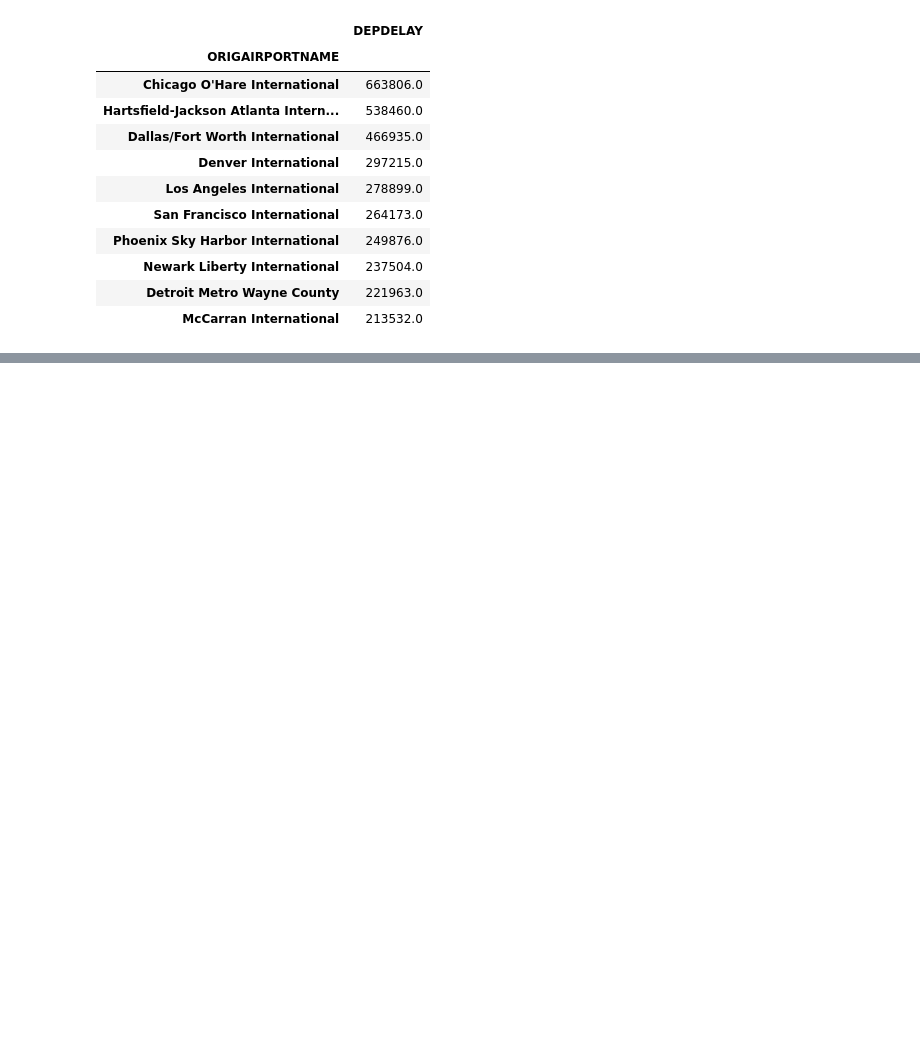
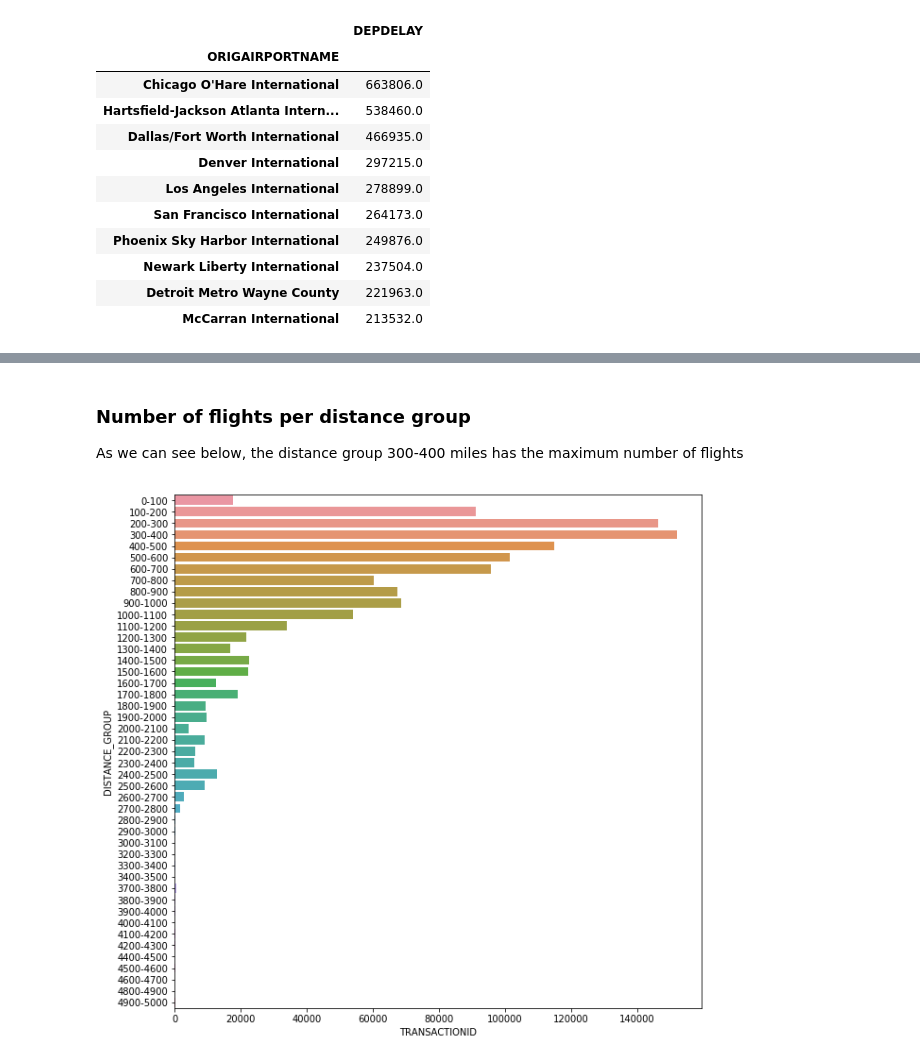
Before and after one commit to rvijay17/usflights, a Jupyter notebook: 03 Data Analysis.ipynb, the cells around one changed output, grey strips where cells are left out. Cells and saved outputs as stored; diff of their text form; code cells hidden in the pictures; blank space fills up the shorter version.

```diff
--- a/03 Data Analysis.ipynb
+++ b/03 Data Analysis.ipynb
@@ -97,0 +132,13 @@ flights.groupby('ORIGAIRPORTNAME').agg({'DEPDELAY':'sum'}).sort_values('DEPDELAY
+# %% [markdown]
+### Number of flights per distance group
+As we can see below, the distance group 300-400 miles has the maximum number of flights
+# %%
+flights['DISTANCE_GROUP_START'] = flights['DISTANCE'].astype(int).floordiv(100)*100
+distance_group = flights.groupby(['DISTANCE_GROUP', 'DISTANCE_GROUP_START'], as_index=False)\
+.agg({"TRANSACTIONID": "count"})\
+.sort_values("DISTANCE_GROUP_START")
+
+plt.figure(figsize=(10, 10))
+g = sns.barplot(y='DISTANCE_GROUP', x='TRANSACTIONID', data=distance_group)
+# %% [output]
+[figure, added]
```
Also changed, not shown: parts of 8 cells of this notebook, 3 other files.
